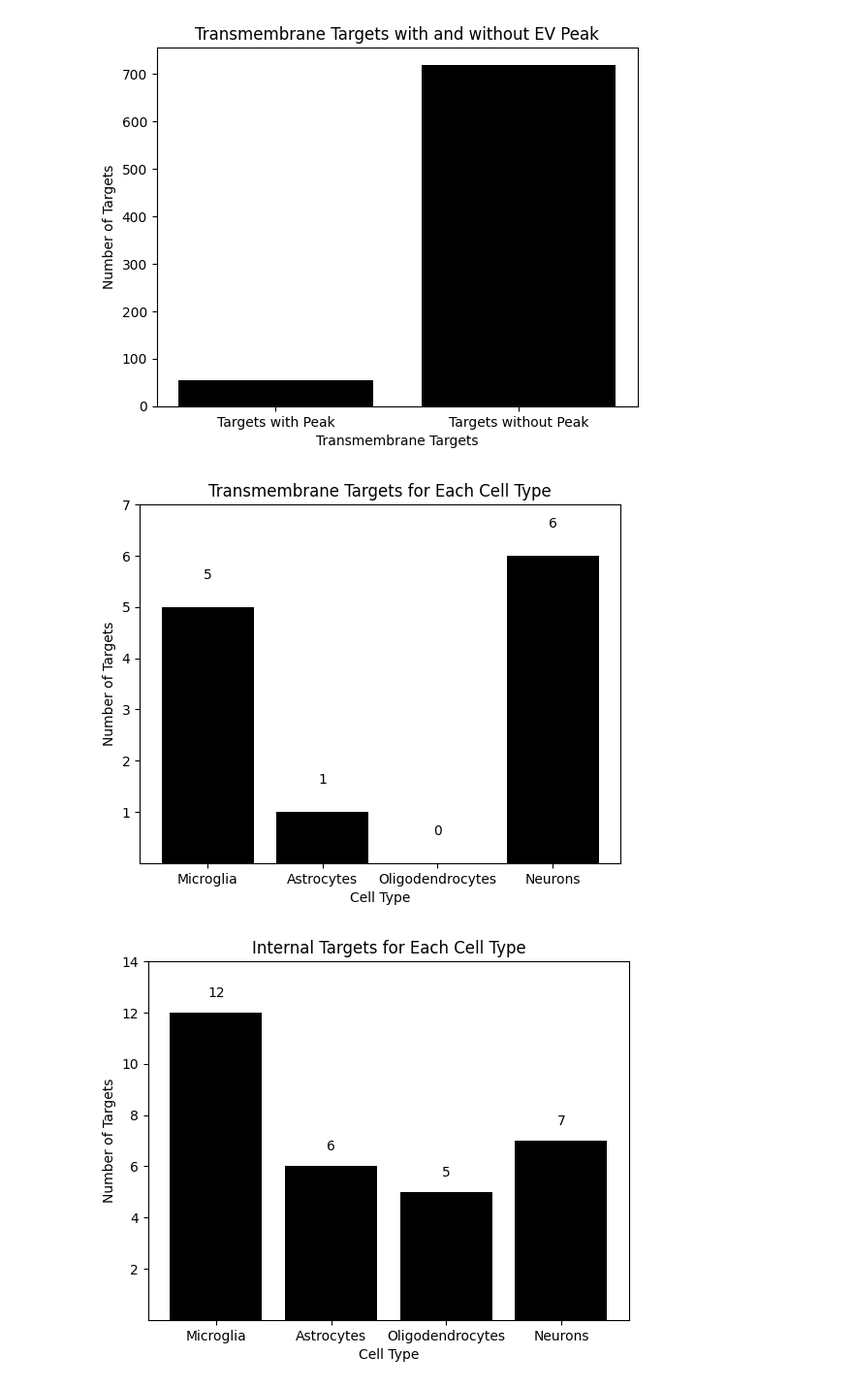
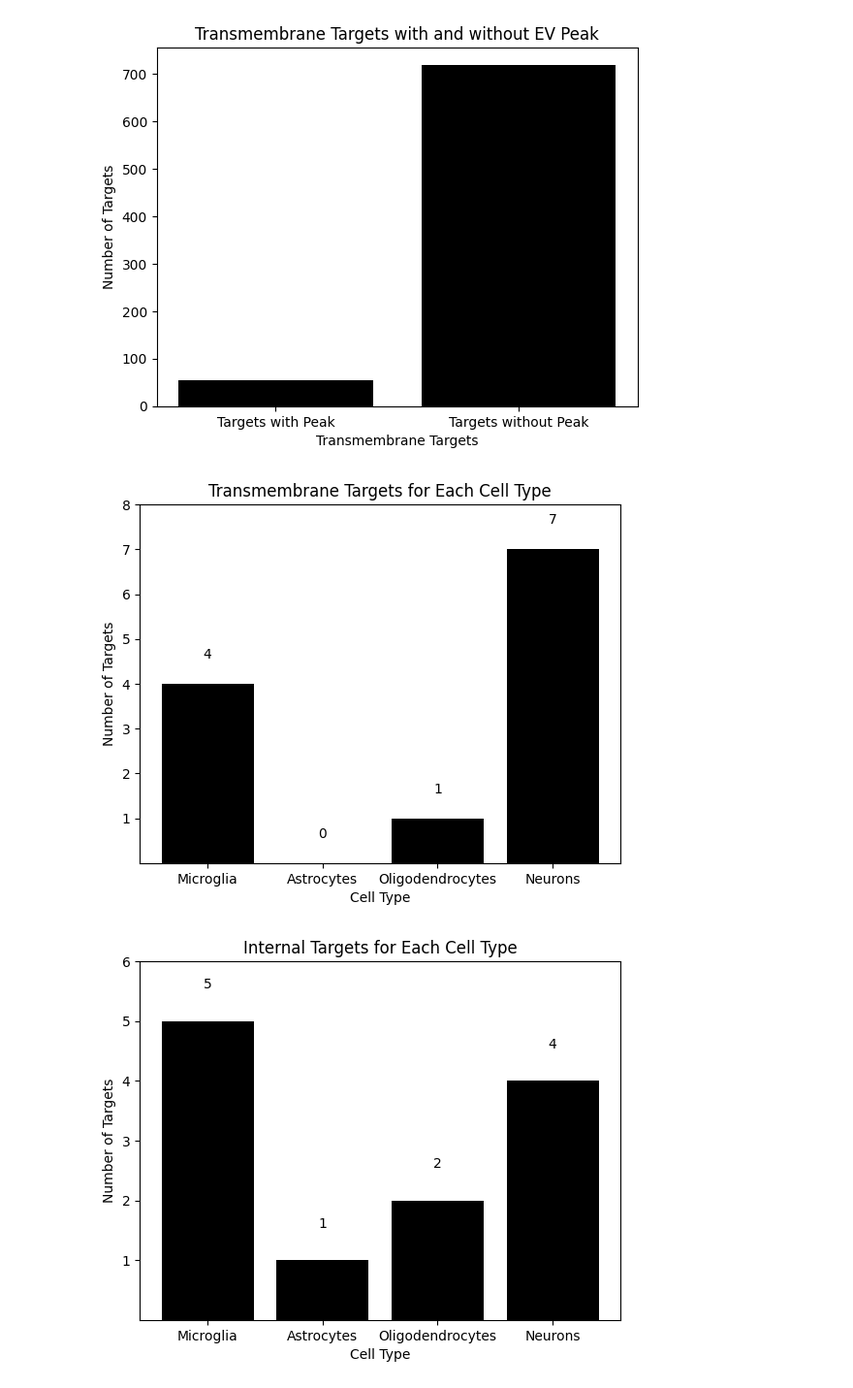
Before and after one commit to Walt-Lab/bdev_mass_spec, a Jupyter notebook: sixth_pipeline.ipynb, the cells around one changed output. Shown at 97% size. Saved outputs shown, nothing was run; the diff lists cells and outputs as text; code cells hidden in the pictures.

Commit message:
TSPEX!

```diff
--- a/sixth_pipeline.ipynb
+++ b/sixth_pipeline.ipynb
@@ -462,0 +281,2 @@ TypeError: Can only merge Series or DataFrame objects, a <class 'dict'> was pass
+# %%
+expression_data = brain_rna_seq_no_duplicates.loc[(brain_rna_seq_no_duplicates > 0).any(axis = 1)]
@@ -462,0 +312,2 @@ TypeError: Can only merge Series or DataFrame objects, a <class 'dict'> was pass
+# %%
+tso = tspex.TissueSpecificity(expression_data, 'spm', log=True)
@@ -488,0 +381,5 @@ neuron_uniprot_ids = neuron_hgnc_df["uniprot_ids"].tolist()
+# %%
+astrocyte_uniprots = list(astrocyte_uniprots["uniprot_ids"])
+oligodendrocyte_uniprots = list(oligodendrocyte_uniprots["uniprot_ids"])
+microglia_uniprots = list(microglia_uniprots["uniprot_ids"])
+neuron_uniprots = list(neuron_uniprots["uniprot_ids"])
@@ -1085,22 +978,22 @@ plt.show()
 
 # TM microglia
 tm_microglia_targets = (
-    set(correct_fractionation) & set(microglia_uniprot_ids) & set(tm_uniprots)
+    set(correct_fractionation) & set(microglia_uniprots) & set(tm_uniprots)
 )
 
 # TM astrocyte
 tm_astrocyte_targets = (
-    set(correct_fractionation) & set(mature_astrocyte_uniprot_ids) & set(tm_uniprots)
+    set(correct_fractionation) & set(astrocyte_uniprots) & set(tm_uniprots)
 )
 
 # TM oligodendrocyte
 tm_oligodendrocyte_targets = (
-    set(correct_fractionation) & set(oligodendrocyte_uniprot_ids) & set(tm_uniprots)
+    set(correct_fractionation) & set(oligodendrocyte_uniprots) & set(tm_uniprots)
 )
 
 # TM neuron
 tm_neuron_targets = (
-    set(correct_fractionation) & set(neuron_uniprot_ids) & set(tm_uniprots)
+    set(correct_fractionation) & set(neuron_uniprots) & set(tm_uniprots)
 )
 
 # number of transmembrane targets per cell type
@@ -1120,61 +1013,61 @@ plt.bar(x_labels, y_labels, color="black")
 for i, v in enumerate(y_labels):
     plt.text(i, v + 0.5, str(v), ha="center", va="bottom")
 
-plt.yticks([1, 2, 3, 4, 5, 6, 7])
+plt.yticks([1, 2, 3, 4, 5, 6, 7, 8])
 
 plt.xlabel("Cell Type")
 plt.ylabel("Number of Targets")
 plt.title("Transmembrane Targets for Each Cell Type")
 plt.show()
 # %% [output]
-[figure, old version]
+[figure, new version]
 # %%
 # Overlap between median assays, brain rna seq, and internal only tmhmm
 
 # Internal microglia
-internal_only_microglia_targets = (
-    set(correct_fractionation) & set(microglia_uniprot_ids) & set(inside_uniprots)
+internal_microglia_targets = (
+    set(correct_fractionation) & set(microglia_uniprots) & set(inside_uniprots)
 )
 
 # Internal astrocyte
-internal_only_astrocyte_targets = (
+internal_astrocyte_targets = (
     set(correct_fractionation)
-    & set(mature_astrocyte_uniprot_ids)
+    & set(astrocyte_uniprots)
     & set(inside_uniprots)
 )
 
 # Internal oligodendrocyte
-internal_only_oligodendrocyte_targets = (
-    set(correct_fractionation) & set(oligodendrocyte_uniprot_ids) & set(inside_uniprots)
+internal_oligodendrocyte_targets = (
+    set(correct_fractionation) & set(oligodendrocyte_uniprots) & set(inside_uniprots)
 )
 
 # Internal neuron
-internal_only_neuron_targets = (
-    set(correct_fractionation) & set(neuron_uniprot_ids) & set(inside_uniprots)
+internal_neuron_targets = (
+    set(correct_fractionation) & set(neuron_uniprots) & set(inside_uniprots)
 )
 
 # number of internal targets per cell type
 
 internal_dict = {
-    "Microglia": len(internal_only_microglia_targets),
-    "Astrocytes": len(internal_only_astrocyte_targets),
-    "Oligodendrocytes": len(internal_only_oligodendrocyte_targets),
-    "Neurons": len(internal_only_neuron_targets),
+    "Microglia": len(internal_microglia_targets),
+    "Astrocytes": len(internal_astrocyte_targets),
+    "Oligodendrocytes": len(internal_oligodendrocyte_targets),
+    "Neurons": len(internal_neuron_targets),
 }
 
 x_labels = list(internal_dict.keys())
 y_labels = list(internal_dict.values())
 
 plt.bar(x_labels, y_labels, color="black")
 
 for i, v in enumerate(y_labels):
     plt.text(i, v + 0.5, str(v), ha="center", va="bottom")
 
-plt.yticks([2, 4, 6, 8, 10, 12, 14])
+plt.yticks([1, 2, 3, 4, 5, 6])
 
 plt.xlabel("Cell Type")
 plt.ylabel("Number of Targets")
 plt.title("Internal Targets for Each Cell Type")
 plt.show()
 # %% [output]
-[figure, old version]
+[figure, new version]
```
Also changed, not shown: parts of 30 cells of this notebook, 2 other files.
